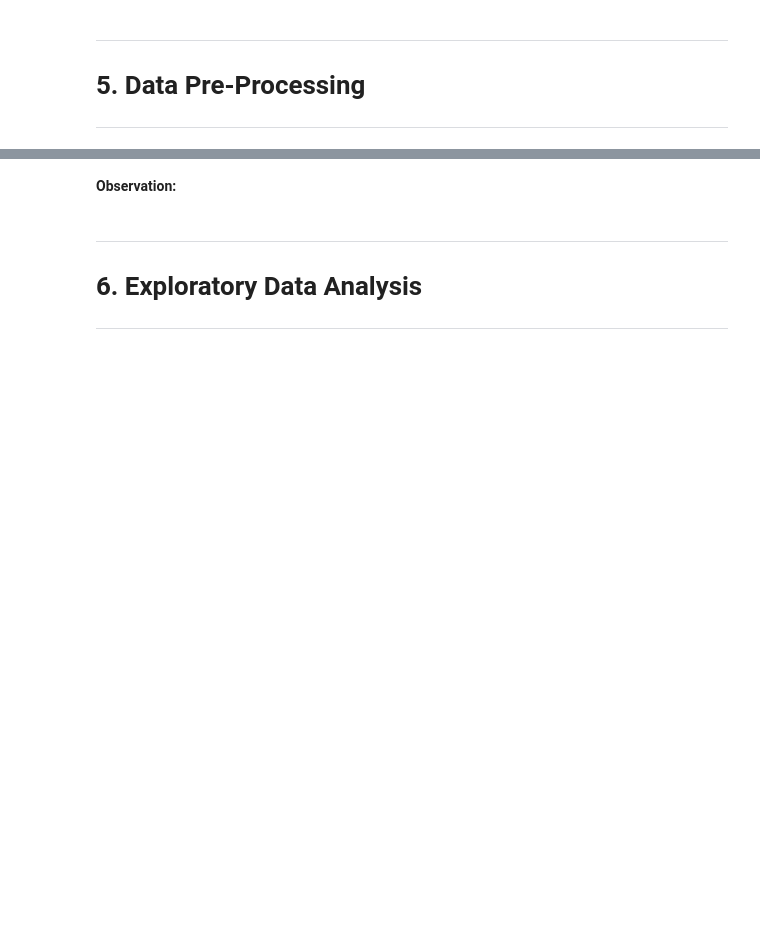
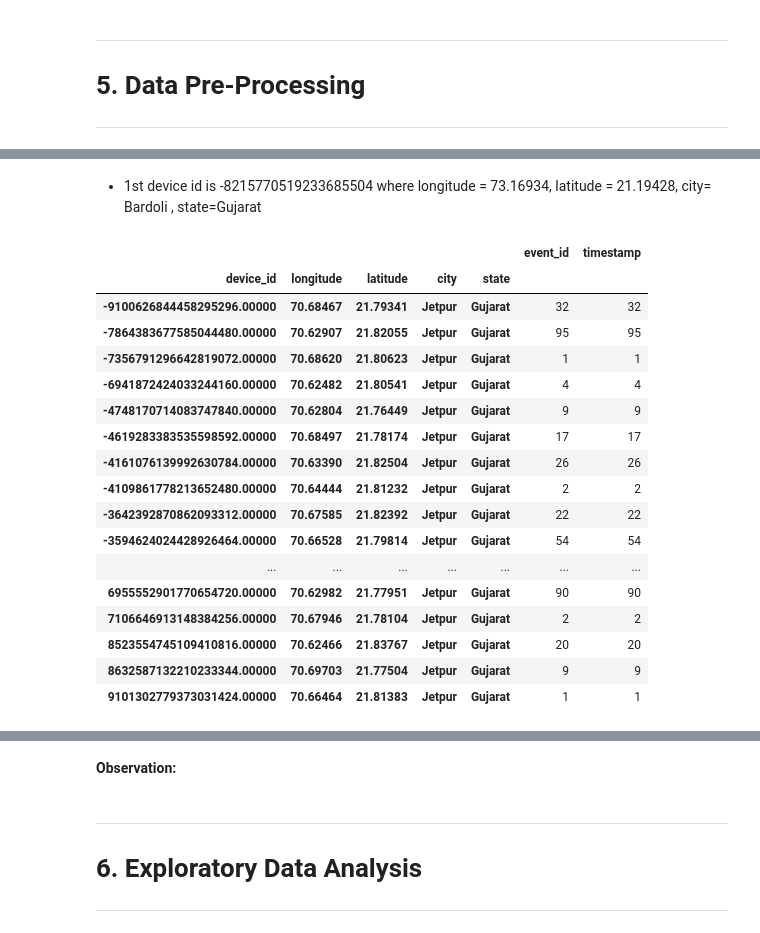
Before and after one commit to LishaJayesh/Capstone-Projects, a Jupyter notebook: Code Notebook/CDF Capstone Project.ipynb, the cells around one changed output, grey strips where cells are left out. Drawn from its saved outputs; the diff is of its cells as text; code cells hidden in the pictures; blank space fills up the shorter version.

```diff
--- a/Code Notebook/CDF Capstone Project.ipynb
+++ b/Code Notebook/CDF Capstone Project.ipynb
@@ -322,0 +492,24 @@ df_demo_details.describe(include=[object])
+# %% [markdown]
+- 1st device id is -8215770519233685504 where longitude = 73.16934, latitude = 21.19428, city= Bardoli , state=Gujarat
+# %%
+# get the 2nd device id where longitude = 70.68639, latitude = 21.79069, city= Jetpur, state=Gujarat
+df_events_data_filtered[(df_events_data_filtered['city'] == 'Jetpur') & (df_events_data_filtered['state'] == 'Gujarat')].groupby(['device_id','longitude', 'latitude','city','state']).count()
+# %% [output]
+|  |  |  |  |  | event_id | timestamp |
+| device_id | longitude | latitude | city | state |  |  |
+| -9100626844458295296.00000 | 70.68467 | 21.79341 | Jetpur | Gujarat | 32 | 32 |
+| -7864383677585044480.00000 | 70.62907 | 21.82055 | Jetpur | Gujarat | 95 | 95 |
+| -7356791296642819072.00000 | 70.68620 | 21.80623 | Jetpur | Gujarat | 1 | 1 |
+| -6941872424033244160.00000 | 70.62482 | 21.80541 | Jetpur | Gujarat | 4 | 4 |
+| -4748170714083747840.00000 | 70.62804 | 21.76449 | Jetpur | Gujarat | 9 | 9 |
+| -4619283383535598592.00000 | 70.68497 | 21.78174 | Jetpur | Gujarat | 17 | 17 |
+| -4161076139992630784.00000 | 70.63390 | 21.82504 | Jetpur | Gujarat | 26 | 26 |
+| -4109861778213652480.00000 | 70.64444 | 21.81232 | Jetpur | Gujarat | 2 | 2 |
+| -3642392870862093312.00000 | 70.67585 | 21.82392 | Jetpur | Gujarat | 22 | 22 |
+| -3594624024428926464.00000 | 70.66528 | 21.79814 | Jetpur | Gujarat | 54 | 54 |
+| ... | ... | ... | ... | ... | ... | ... |
+| 6955552901770654720.00000 | 70.62982 | 21.77951 | Jetpur | Gujarat | 90 | 90 |
+| 7106646913148384256.00000 | 70.67946 | 21.78104 | Jetpur | Gujarat | 2 | 2 |
+| 8523554745109410816.00000 | 70.62466 | 21.83767 | Jetpur | Gujarat | 20 | 20 |
+| 8632587132210233344.00000 | 70.69703 | 21.77504 | Jetpur | Gujarat | 9 | 9 |
+| 9101302779373031424.00000 | 70.66464 | 21.81383 | Jetpur | Gujarat | 1 | 1 |
```
Also changed, not shown: parts of 110 cells of this notebook.
